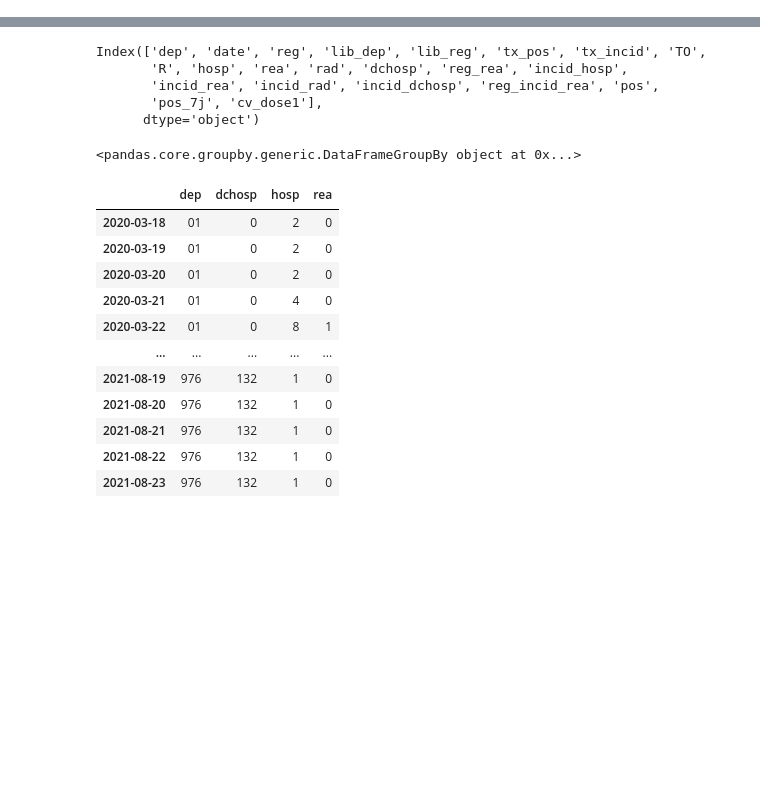
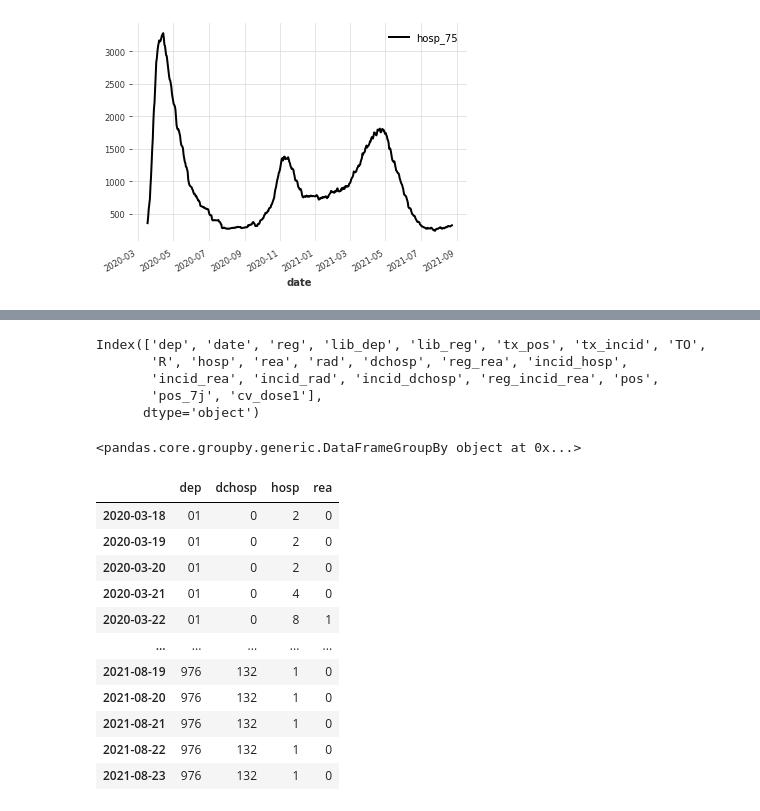
Before and after one commit to limiteinductive/elaine_and_the_gentle_boyz, a Jupyter notebook: notebooks/darts.ipynb, the cells around one changed output, grey strips where cells are left out. Cells and saved outputs as stored; diff of their text form; code cells hidden in the pictures; blank space fills up the shorter version.

```diff
--- a/notebooks/darts.ipynb
+++ b/notebooks/darts.ipynb
@@ -28,0 +29,6 @@ covid_df = pd.read_csv(link)
+# %%
+ts = cat_TimeSeries_from_csv(link, cat_col='dep', time_col='date', value_cols='hosp')
+# %%
+ts['hosp_75'].plot()
+# %% [output]
+[figure, added]
```
Also changed, not shown: parts of 7 cells of this notebook, 3 other files.
